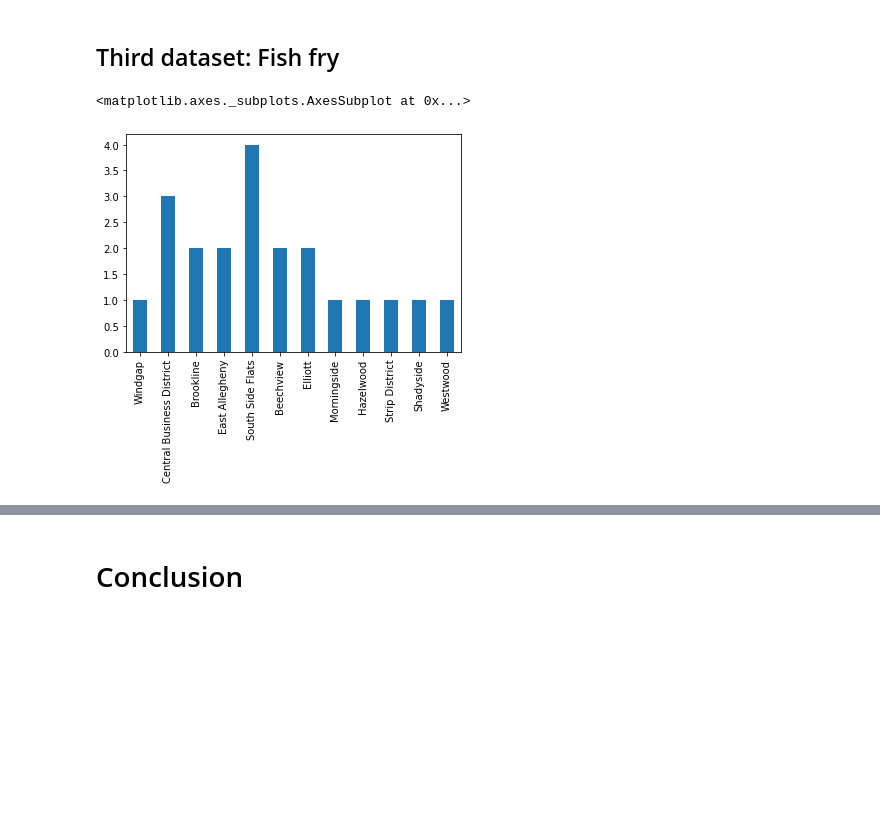
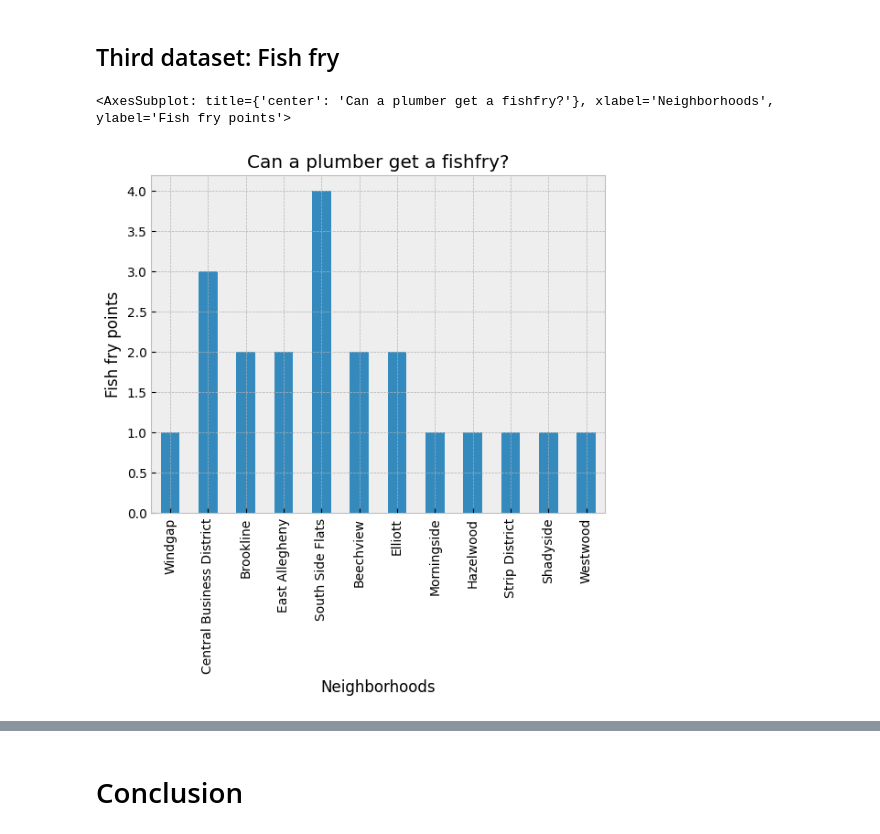
Before and after one commit to imrali02/best-pittsburgh-neighborhood, a Jupyter notebook: project.ipynb, the cells around one changed output, grey strips where cells are left out. Cells and saved outputs as stored; diff of their text form; code cells hidden in the pictures; blank space fills up the shorter version.

```diff
--- a/project.ipynb
+++ b/project.ipynb
@@ -94,33 +93,33 @@ dataWaterFeatures = pd.read_csv('water-features.csv')
 # make dictionary
 dataPlumbers = pd.read_csv('plumbers_employment.csv')
 
 # make dictionary
 geoneighbor = gp.read_file('neighborhood.json')
 
 neighborhoods = dataPlumbers['Neighborhood']
 
 gs = gp.GeoDataFrame(geoneighbor)
 
 for i,r in fishFryData.iterrows():
     lalo = Point(r['longitude'], r['latitude'])
     count = 0
     for p in gs.geometry:
         tf = lalo.within(p)
         if tf:
             n = geoneighbor['hood'][count]
             if n not in frypoints:
                 frypoints[n] = 0
                 lunchpoints[n] = 0
             if r['lunch']:
                 lunchpoints[n] += 1
             frypoints[n] += 1
             break
         count+=1
 fryd = pd.Series(frypoints)
 fryd.sort_values(ascending=True)
 lunchd = pd.Series(lunchpoints)
 lunchd.sort_values(ascending=True)
-fryd.plot(kind='bar')
+fryd.plot(kind='bar', ylabel="Fish fry points", xlabel="Neighborhoods", title="Can a plumber get a fishfry?")
 # %% [output]
-<matplotlib.axes._subplots.AxesSubplot at 0x...>
+<AxesSubplot: title={'center': 'Can a plumber get a fishfry?'}, xlabel='Neighborhoods', ylabel='Fish fry points'>
-[figure, old version]
+[figure, new version]
```
Also changed, not shown: parts of 3 cells of this notebook.
